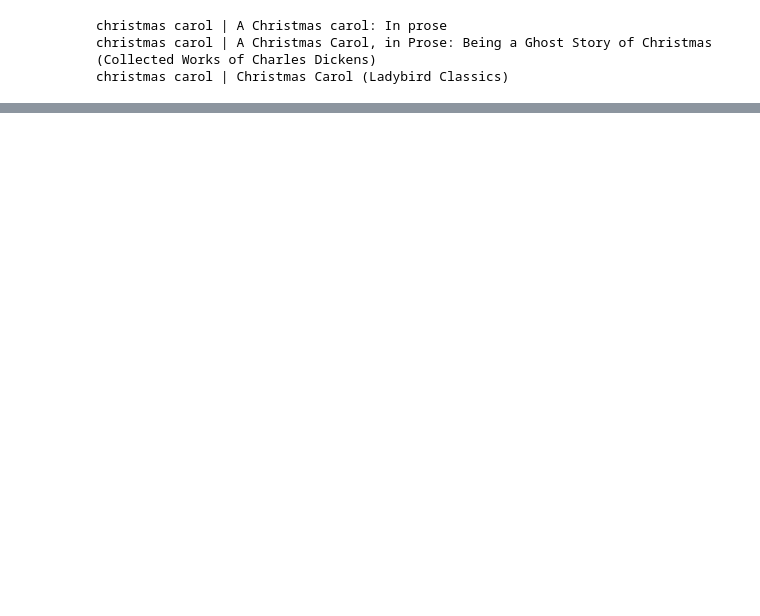
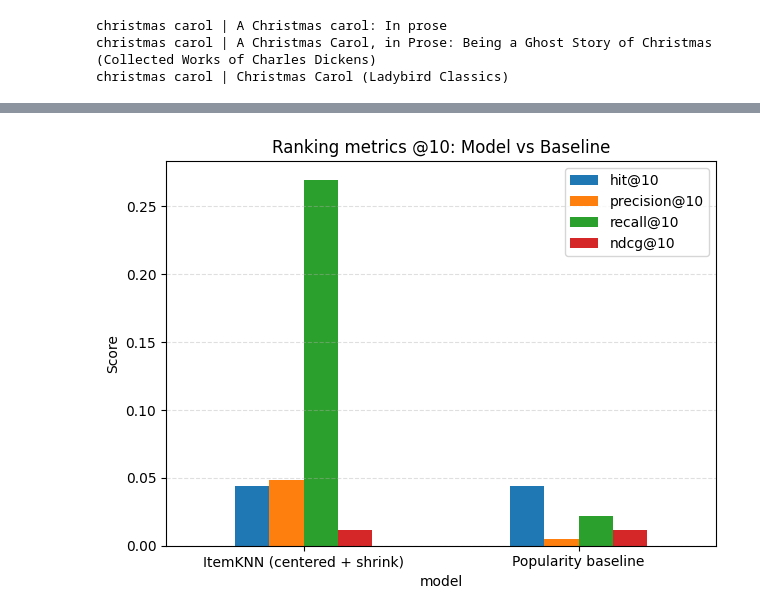
Before and after one commit to SokolovVadim/Algorithms_for_Massive_Datasets, a Jupyter notebook: notebooks/recommender.ipynb, the cells around one changed output, grey strips where cells are left out. Saved outputs shown, nothing was run; the diff lists cells and outputs as text; code cells hidden in the pictures; blank space fills up the shorter version.

```diff
--- a/notebooks/recommender.ipynb
+++ b/notebooks/recommender.ipynb
@@ -354,5 +380,5 @@ sample similarity: [(('1420926810', '1570020981'), (0.9374252720097401, 2)), (('
 # %%
-BETA = 10  # larger = more conservative
+BETA = 0  # larger = more conservative
 
 def significance(sim, cnt, beta=BETA):
     shrink = cnt / (cnt + beta)
@@ -989,0 +1016,10 @@ NDCG@10: 0.1667
+# %%
+results_item_knn_centered = {
+    "model": "ItemKNN (centered + shrink)",
+    "rmse": rmse_centered,
+    "coverage": coverage_centered,
+    "hit@10": hits / n_users,
+    "precision@10": sum_prec / n_users,
+    "recall@10": sum_rec / n_users,
+    "ndcg@10": sum_ndcg / n_users,
+}
@@ -1053,0 +1100,10 @@ NDCG@10: 0.0135
+# %%
+results_popularity_baseline = {
+    "model": "Popularity baseline",
+    "rmse": None,
+    "coverage": None,
+    "hit@10": hits / n_users,
+    "precision@10": sum_precision / n_users,
+    "recall@10": sum_recall / n_users,
+    "ndcg@10": sum_ndcg / n_users,
+}
@@ -1169,3 +1235,8 @@ for tt in titles:
 christmas carol | A Christmas carol: In prose
 christmas carol | A Christmas Carol, in Prose: Being a Ghost Story of Christmas (Collected Works of Charles Dickens)
 christmas carol | Christmas Carol (Ladybird Classics)
+# %%
+results_main = pd.DataFrame([
+    results_item_knn_centered,
+    results_popularity_baseline
+])
@@ -1171,0 +1268,12 @@ christmas carol | Christmas Carol (Ladybird Classics)
+# %%
+metrics = ["hit@10", "precision@10", "recall@10", "ndcg@10"]
+plot_df = results_main[["model"] + metrics].set_index("model")
+
+ax = plot_df.plot(kind="bar", rot = 0)
+ax.set_ylabel("Score")
+ax.set_title("Ranking metrics @10: Model vs Baseline")
+ax.grid(True, axis="y", linestyle="--", alpha=0.4)
+plt.tight_layout()
+plt.show()
+# %% [output]
+[figure, added]
```
Also changed, not shown: parts of 43 cells of this notebook, 5 other files.
